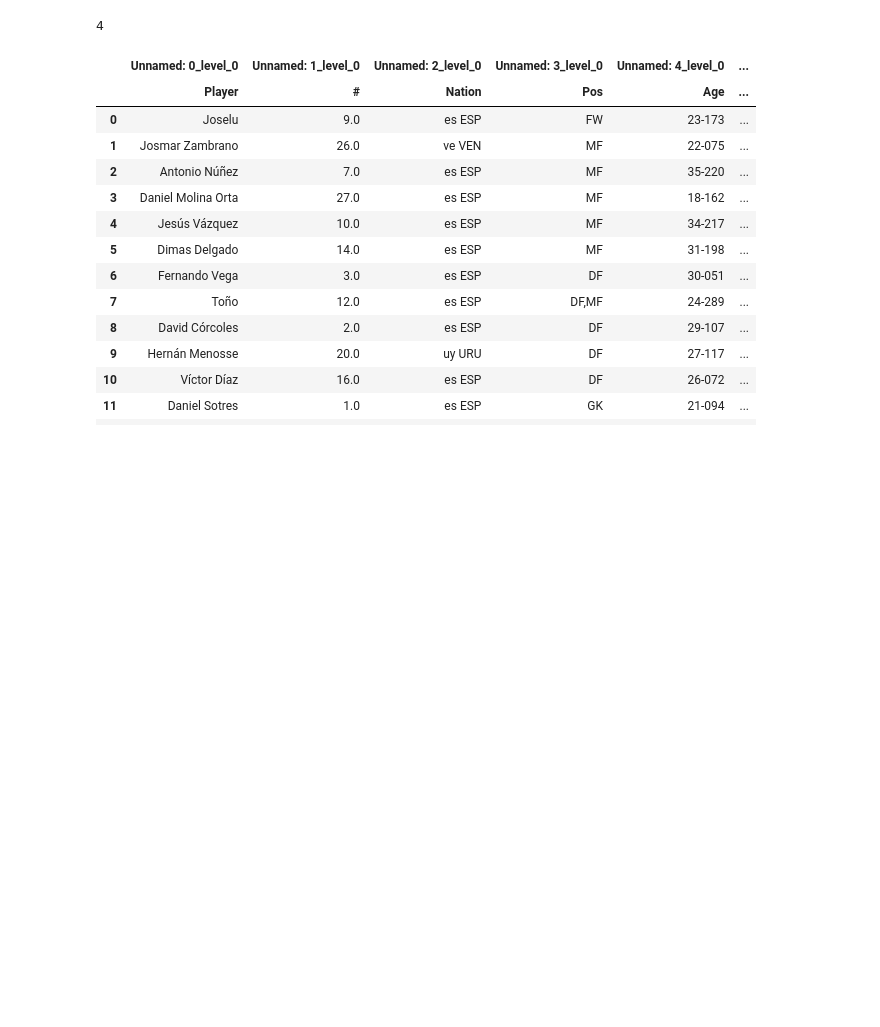
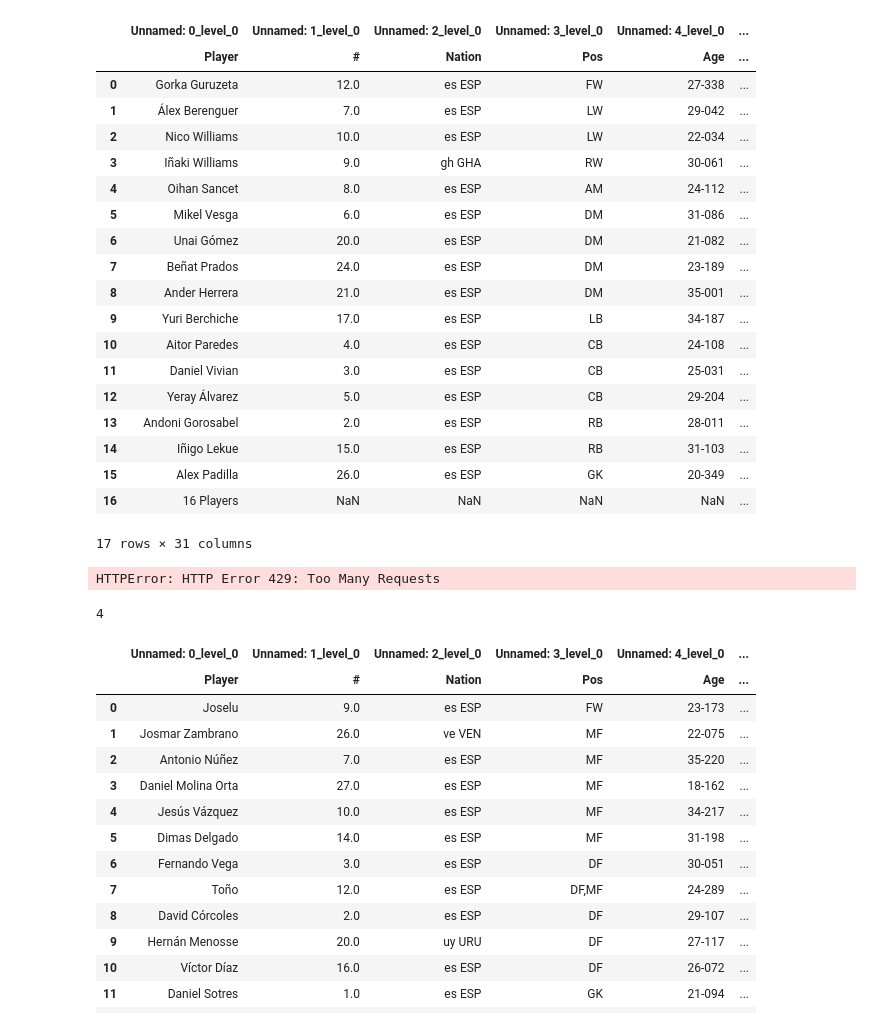
Before and after one commit to marcfolchp/thunder, a Jupyter notebook: soccerdata.ipynb, the cells around one changed output. Saved outputs shown, nothing was run; the diff lists cells and outputs as text; code cells hidden in the pictures; blank space fills up the shorter version.

```diff
--- a/soccerdata.ipynb
+++ b/soccerdata.ipynb
@@ -18,0 +23,6 @@ x = pd.read_html('https://fbref.com/en/matches/0e071aa8/Recreativo-Zaragoza-Augu
+# %%
+a = requests.get("https://fbref.com/en/matches/32bb9a67/Athletic-Club-Getafe-August-15-2024-La-Liga")
+
+soup = BeautifulSoup(a.text, 'html.parser')
+
+pd.read_html(str(soup.find_all(class_='stats_table')))
@@ -19,3 +47,39 @@ x = pd.read_html('https://fbref.com/en/matches/0e071aa8/Recreativo-Zaragoza-Augu
+# %%
+pd.read_html(str(soup.find_all(class_='stats_table')))[0]
+# %% [output]
+|  | Unnamed: 0_level_0 | Unnamed: 1_level_0 | Unnamed: 2_level_0 | Unnamed: 3_level_0 | Unnamed: 4_level_0 | ... |
+|  | Player | # | Nation | Pos | Age | ... |
+| 0 | Gorka Guruzeta | 12.0 | es ESP | FW | 27-338 | ... |
+| 1 | Álex Berenguer | 7.0 | es ESP | LW | 29-042 | ... |
+| 2 | Nico Williams | 10.0 | es ESP | LW | 22-034 | ... |
+| 3 | Iñaki Williams | 9.0 | gh GHA | RW | 30-061 | ... |
+| 4 | Oihan Sancet | 8.0 | es ESP | AM | 24-112 | ... |
+| 5 | Mikel Vesga | 6.0 | es ESP | DM | 31-086 | ... |
+| 6 | Unai Gómez | 20.0 | es ESP | DM | 21-082 | ... |
+| 7 | Beñat Prados | 24.0 | es ESP | DM | 23-189 | ... |
+| 8 | Ander Herrera | 21.0 | es ESP | DM | 35-001 | ... |
+| 9 | Yuri Berchiche | 17.0 | es ESP | LB | 34-187 | ... |
+| 10 | Aitor Paredes | 4.0 | es ESP | CB | 24-108 | ... |
+| 11 | Daniel Vivian | 3.0 | es ESP | CB | 25-031 | ... |
+| 12 | Yeray Álvarez | 5.0 | es ESP | CB | 29-204 | ... |
+| 13 | Andoni Gorosabel | 2.0 | es ESP | RB | 28-011 | ... |
+| 14 | Iñigo Lekue | 15.0 | es ESP | RB | 31-103 | ... |
+| 15 | Alex Padilla | 26.0 | es ESP | GK | 20-349 | ... |
+| 16 | 16 Players | NaN | NaN | NaN | NaN | ... |
+17 rows × 31 columns
+# %%
+# Step 1: Import the package
+import urllib.request
+
+# Step 2: Assign the URL to variable
+url = "https://fbref.com/en/matches/0e071aa8/Recreativo-Zaragoza-August-23-2014-Segunda-Division"
+
+# Step 3: First open, then read the the HTML
+text = urllib.request.urlopen(url).read()
+
+text
+# %% [output]
+HTTPError: HTTP Error 429: Too Many Requests
 # %%
 # NUMERO DE TABLAS
 
```
Also changed, not shown: parts of 10 cells of this notebook, 1 other file.
